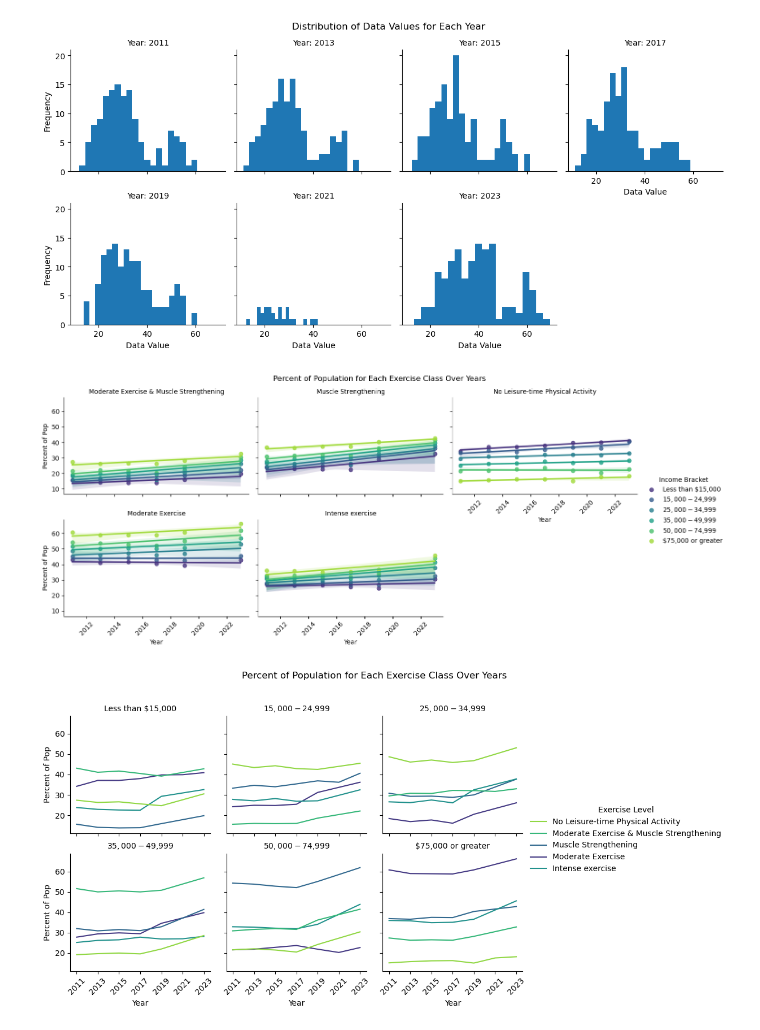
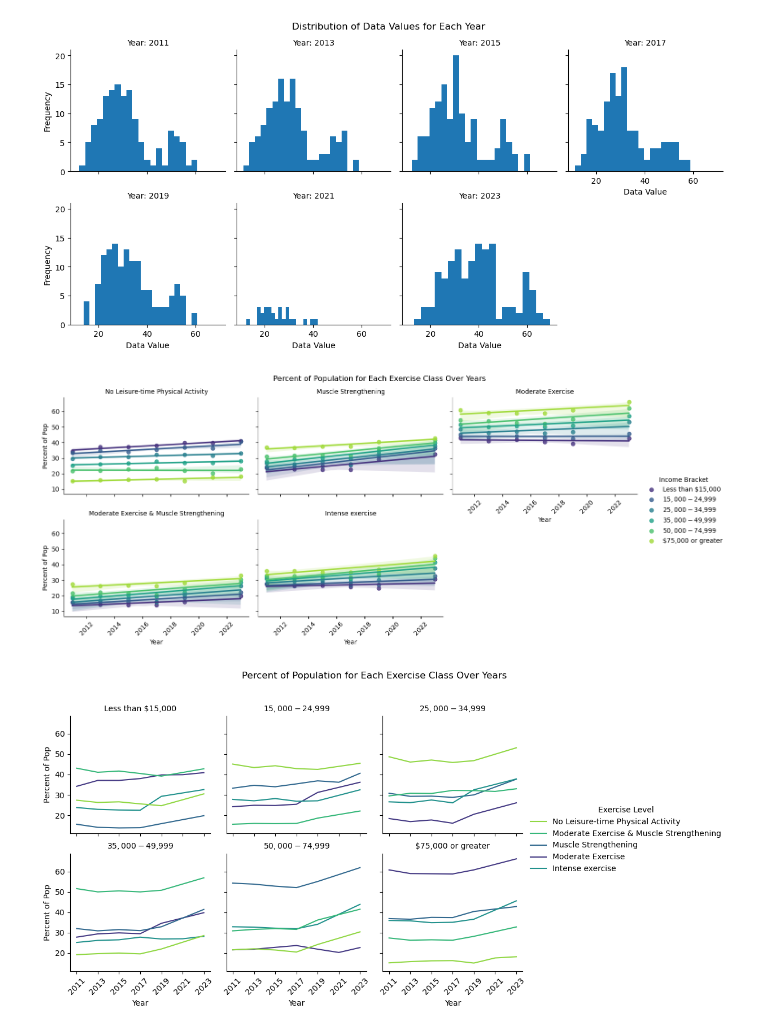
Before and after one commit to INFO-511-F24/final-project-TheOutliers, a Jupyter notebook: Code-Notebooks/Workspace_CML.ipynb, the cells around one changed output. Saved outputs shown, nothing was run; the diff lists cells and outputs as text; code cells hidden in the pictures.

```diff
--- a/Code-Notebooks/Workspace_CML.ipynb
+++ b/Code-Notebooks/Workspace_CML.ipynb
@@ -191,7 +191,7 @@ Years where intense activity was asked:[2011 2013 2015 2017 2019 2023]
 Years where leisure activity was asked:[2011 2012 2013 2014 2015 2016 2017 2018 2019 2020 2021 2022 2023]
 # %%
 # drop even number years for consistency
-even_years = [2012 , 2014 , 2016 , 2018 , 2020 , 2022]
+even_years = [2012 , 2014 , 2016 , 2018 , 2020 , 2021, 2022]
 activity = activity[~activity['YearStart'].isin(even_years)]
 activity['YearStart'].unique()
 # %% [output]
@@ -391,28 +391,30 @@ plt.show()
 # %% [output]
 [figure]
 # %%
-g = sns.FacetGrid(activity_US, col="Short_Question", hue='Income', hue_order=income_order, col_wrap=3, aspect=1.5, palette='viridis')
+exercise_order = ['No Leisure-time Physical Activity','Muscle Strengthening','Moderate Exercise','Moderate Exercise & Muscle Strengthening', 'Intense exercise']
+
+g = sns.FacetGrid(activity_US, col="Short_Question", hue='Income', hue_order=income_order, col_order=exercise_order, col_wrap=3, aspect=1.5, palette='viridis')
 g.map(sns.regplot, 'YearStart', 'Data_Value', )
 
 # Rotate the x-axis labels for better readability
 for ax in g.axes.flat:
     for label in ax.get_xticklabels():
         label.set_rotation(45)
 
 # Enhancing the plot with titles and labels
 g.set_titles('{col_name}')  # Set titles to be each question
 g.set_axis_labels('Year', 'Percent of Pop')  # Set common axis labels
 
 # Adjust the top space to accommodate title
 plt.subplots_adjust(top=0.9)
 g.fig.suptitle('Percent of Population for Each Exercise Class Over Years')
 
 # Adding the legend
 g.add_legend(title='Income Bracket')
 # Show the plot
 plt.show()
 # %% [output]
-[figure, old version]
+[figure, new version]
 # %%
 g = sns.FacetGrid(activity_US, col="Income", col_order=income_order, col_wrap=3)
 g.map(sns.lineplot, 'Year', 'Data_Value', 'Short_Question', palette='viridis')
```
